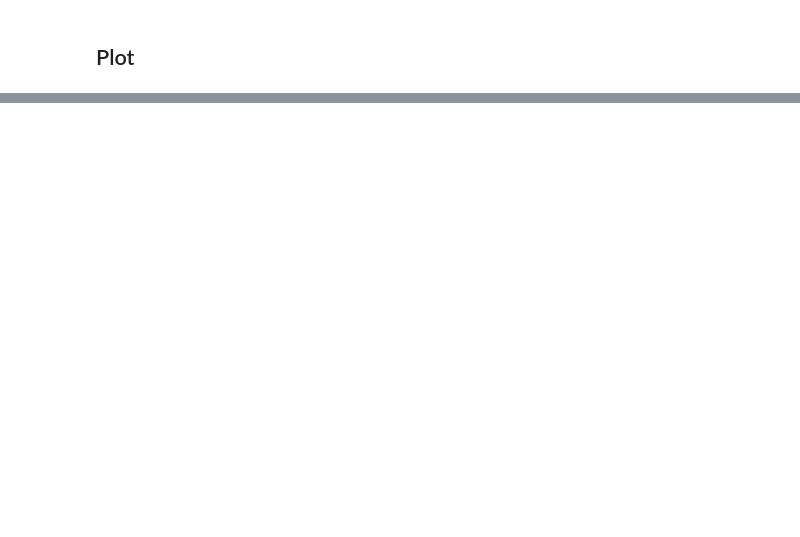
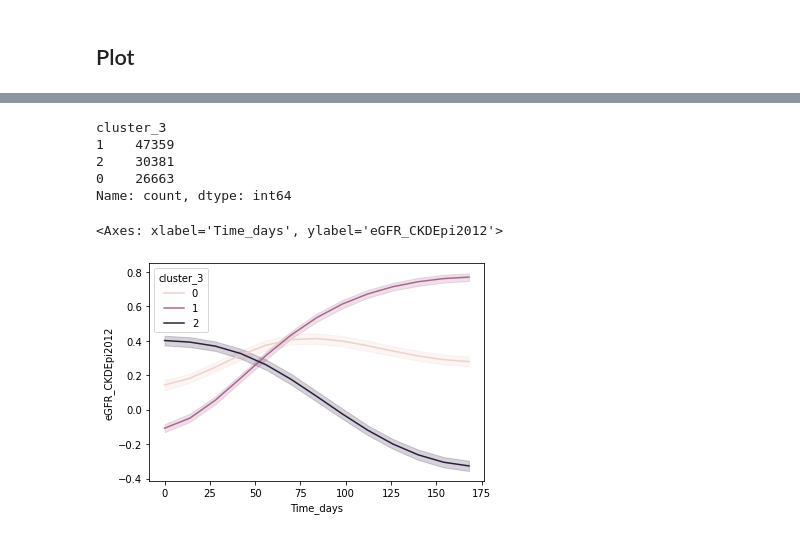
Before and after one commit to bramiozo/TimEx, a Jupyter notebook: sandbox/AKI_crossectional.ipynb, the cells around one changed output, grey strips where cells are left out. Cells and saved outputs as stored; diff of their text form; code cells hidden in the pictures; blank space fills up the shorter version.

```diff
--- a/sandbox/AKI_crossectional.ipynb
+++ b/sandbox/AKI_crossectional.ipynb
@@ -255,24 +310,17 @@ reducer = PCA(n_components=100)
+# %%
+reducer = PCA
+#reducer = UMAP(n_components=6, n_neighbors=15, min_dist=0., metric='manhattan')
+pipe_kwargs['reducer'] = {'default': {'n_components' : 50},
+                          'variable': {'n_components': lambda dim: min(dim, 50)}
+                          }
 # %% [markdown]
 ## Cluster
 # %%
 #clusterer = HDBSCAN(min_cluster_size=20, min_samples=15, cluster_selection_epsilon=0.5)
 #clusterer = KMeans(n_clusters=3)
-clusterer = GMM(n_clusters=3)
+clusterer = GMM
+pipe_kwargs['clusterer'] = {'default': {'n_components': 3},
+                            'variable': {'n_components': [3,4,5,6,7,8]}
+                            }
 # %% [markdown]
 # Run pipeline
-# %%
-ModelDict = {}
-for period in tqdm(CrossSectDict.keys()):
-    ModelDict[period] = {}
-    for preptype in CrossSectDict[period].keys():
-        le_pipe_clusterer = Pipeline([
-                                      ('scaler', scaler),
-                                      ('imputer', imputer),
-                                      ('reducer', reducer),
-                                      ('clusterer', clusterer)],
-                                     verbose=True)
-
-        le_pipe_clusterer.fit(CrossSectDict[period][preptype])
-        CrossSectDict[period][preptype]['cluster'] = le_pipe_clusterer.named_steps['clusterer'].labels_
-        CrossSectDict[period][preptype]['cluster_proba'] = le_pipe_clusterer.named_steps['clusterer'].probabilities_
-        ModelDict[period][preptype] = le_pipe_clusterer
@@ -283,7 +437,7 @@ for period in tqdm(CrossSectDict.keys()):
     for preptype in CrossSectDict[period].keys():
         RangeDFDict_smoothed[period] = \
             pd.merge(RangeDFDict_smoothed[period],
-                    CrossSectDict[period][preptype][['cluster']],
+                    CrossSectDict[period][preptype][['cluster_3']],
                     left_on='ID',
                     right_index=True,
                     how='left',
@@ -307,9 +463,20 @@ RangeDFDict_smoothed.keys()
+# %%
+RangeDFDict_smoothed[180].cluster_3.value_counts()
+# %% [output]
+cluster_3
+1    47359
+2    30381
+0    26663
+Name: count, dtype: int64
 # %%
-sns.lineplot(data=RangeDFDict_smoothed[365],
+sns.lineplot(data=RangeDFDict_smoothed[180],
              x='Time_days',
              y='eGFR_CKDEpi2012',
-             hue='cluster_merged',
+             hue='cluster_3',
              err_style='band',
              errorbar='ci',
              )
+# %% [output]
+<Axes: xlabel='Time_days', ylabel='eGFR_CKDEpi2012'>
+[figure, added]
 # %%
```
Also changed, not shown: parts of 19 cells of this notebook, 1 other file.
